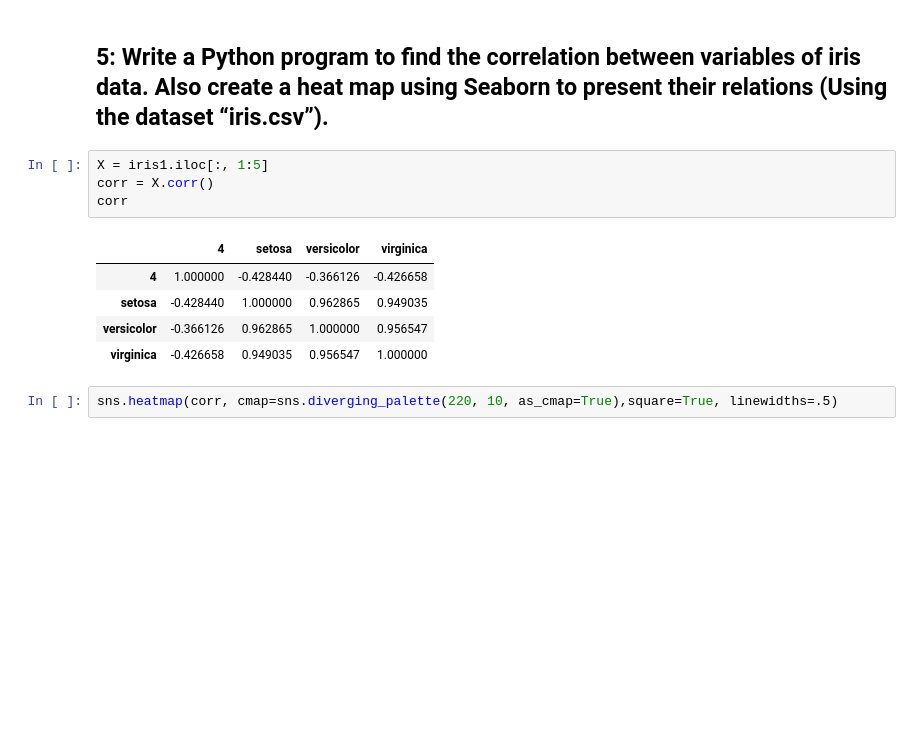
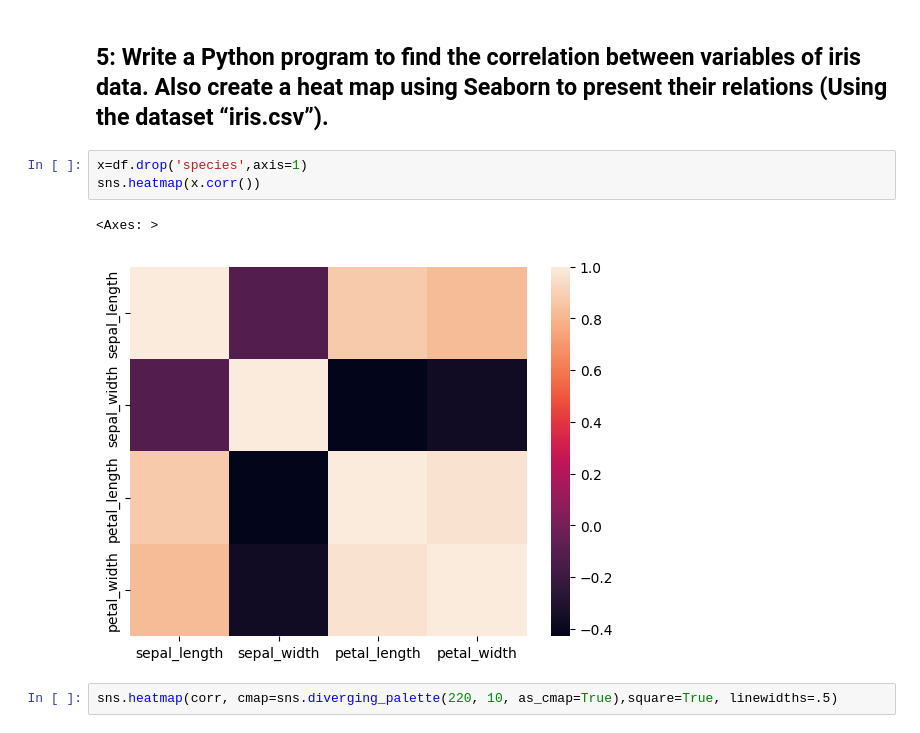
Before and after one commit to jay-neo/Python-II, a Jupyter notebook: Seaborn.ipynb, the cells around one changed output. Saved outputs shown, nothing was run; the diff lists cells and outputs as text; blank space fills up the shorter version.

```diff
--- a/Seaborn.ipynb
+++ b/Seaborn.ipynb
@@ -57,15 +57,11 @@ KeyError: "None of [Index(['SepalLengthCm', 'SepalWidthCm'], dtype='object')] ar
 # %% [markdown]
 ## 5: Write a Python program to find the correlation between variables of iris data. Also create a heat map using Seaborn to present their relations (Using the dataset “iris.csv”).
 # %%
-X = iris1.iloc[:, 1:5]
-corr = X.corr()
-corr
+x=df.drop('species',axis=1)
+sns.heatmap(x.corr())
 # %% [output]
-|  | 4 | setosa | versicolor | virginica |
-| 4 | 1.000000 | -0.428440 | -0.366126 | -0.426658 |
-| setosa | -0.428440 | 1.000000 | 0.962865 | 0.949035 |
-| versicolor | -0.366126 | 0.962865 | 1.000000 | 0.956547 |
-| virginica | -0.426658 | 0.949035 | 0.956547 | 1.000000 |
+<Axes: >
+[figure, added]
 # %%
 sns.heatmap(corr, cmap=sns.diverging_palette(220, 10, as_cmap=True),square=True, linewidths=.5)
 # %% [output]
```
Also changed, not shown: parts of 3 cells of this notebook, 4 other files.
